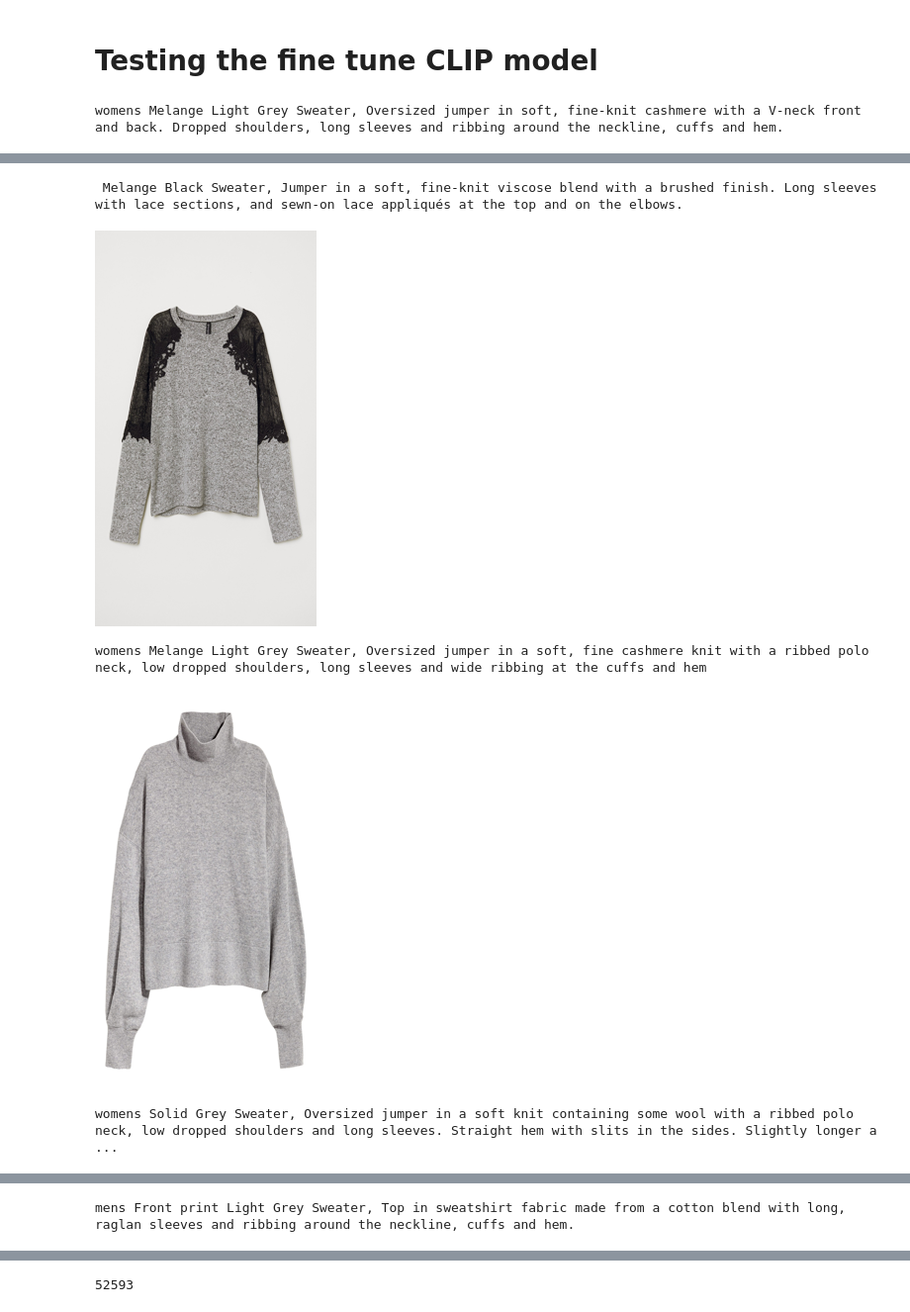
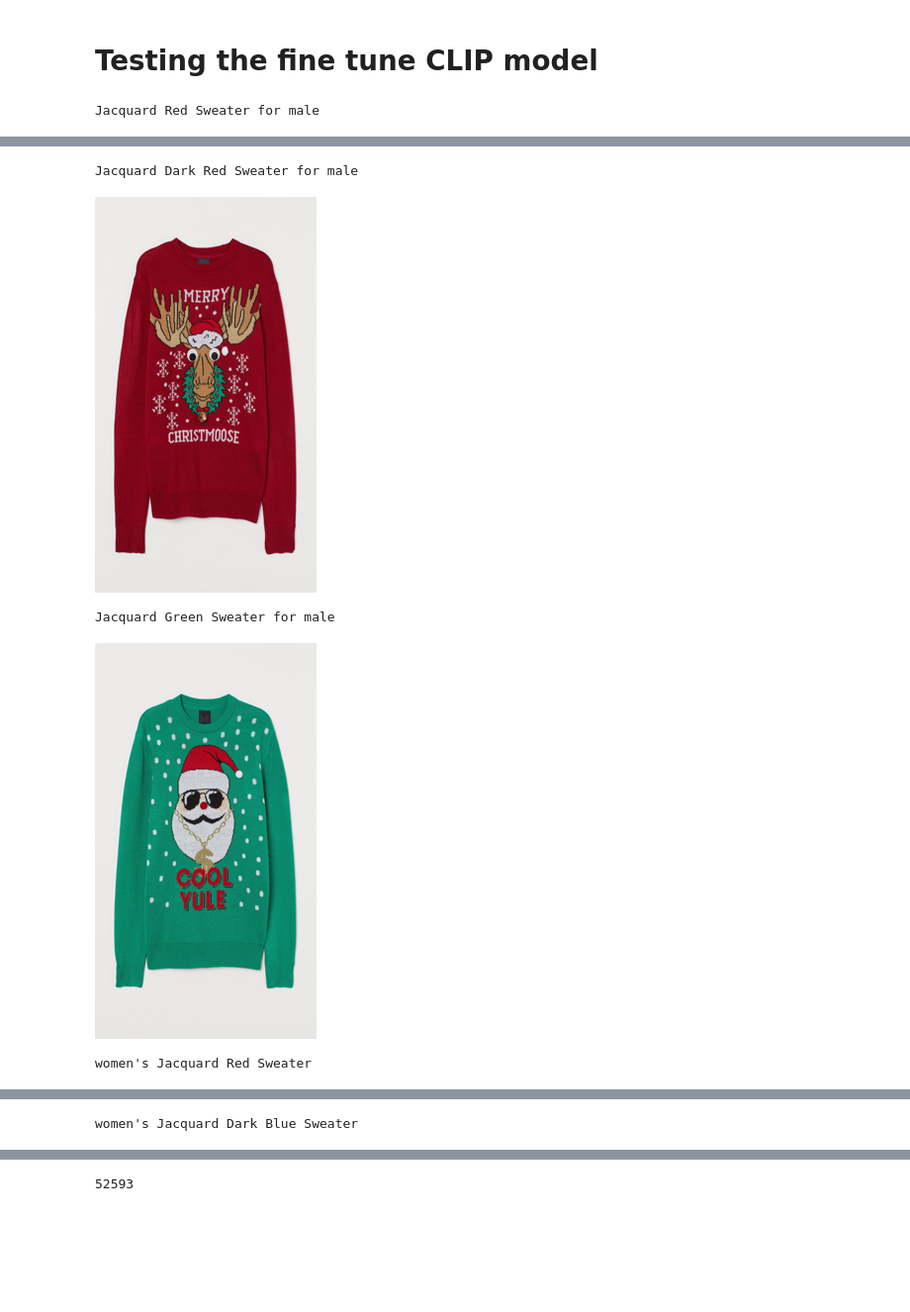
Before and after one commit to NikhilK-crypto/SmartStyleHub, a Jupyter notebook: Qdrant_FineTuned_CLIP.ipynb, the cells around one changed output, grey strips where cells are left out. Shown at 99% size. Drawn from its saved outputs; the diff is of its cells as text; code cells hidden in the pictures; blank space fills up the shorter version.

```diff
--- a/Qdrant_FineTuned_CLIP.ipynb
+++ b/Qdrant_FineTuned_CLIP.ipynb
@@ -58,0 +76,4 @@ df.head()
+# %%
+df['caption'] = df['graphical_appearance_name'] + ' ' + df['colour_group_name'] + ' ' + df['product_type_name']
+df.loc[df['gender']== "women's",'caption'] = df['gender'] + ' ' + df['caption']
+df.loc[df['gender']== 'for male','caption'] = df['caption'] + ' for male'
@@ -59,5 +87,5 @@ df.head()
 # %%
-df = df.iloc[:,[0,-1]].copy()
+df = df.iloc[:,[0,-2]].copy()
 df.head(4)
 # %% [output]
 |  | article_id | caption |
@@ -79,6 +108,0 @@ print(df['caption'].isna().sum())
-# %%
-df['cap_length'] = df['caption'].apply(lambda x: len(x.split(' ')))
-
-print(len(df))
-df = df.loc[df['cap_length']<55].reset_index(drop = True)
-print(len(df))
@@ -230,7 +252,7 @@ device = torch.device("cpu")
 # Initialize the model architecture
 model = CLIPModel.from_pretrained("openai/clip-vit-base-patch32")
 # Load the fine-tuned model parameters
-model_file = torch.load('/Users/nikhilkudupudi/Projects - School & Work/Capstone/SmartStyleHub/fine_tuned_model/latest_model_checkpoint.pth', map_location=device)
+model_file = torch.load('/Users/nikhilkudupudi/Projects - School & Work/Capstone/SmartStyleHub/fine_tuned_model/CLIP_finetuned_no_detail_desc.pth', map_location=device)
 model.load_state_dict(model_file['model_state_dict'])
 model.to(device)  # Move model to the appropriate device (CPU or GPU)
 
@@ -259,8 +281,8 @@ def display_image_results(search_results, df):
         display(image.resize((224, 400)))
         print('\n')
 # %%
-text="womens sweater"
+text="christmas sweater"
 search_results = text_to_image_search(model, text, qdrant_client)
 display_image_results(search_results,df)
 # %% [output]
-womens Melange Light Grey Sweater, Oversized jumper in soft, fine-knit cashmere with a V-neck front and back. Dropped shoulders, long sleeves and ribbing around the neckline, cuffs and hem.
+Jacquard Red Sweater for male
@@ -268,5 +290,5 @@ womens Melange Light Grey Sweater, Oversized jumper in soft, fine-knit cashmere
- Melange Black Sweater, Jumper in a soft, fine-knit viscose blend with a brushed finish. Long sleeves with lace sections, and sewn-on lace appliqués at the top and on the elbows.
+Jacquard Dark Red Sweater for male
-[figure, old version]
+[figure, new version]
-womens Melange Light Grey Sweater, Oversized jumper in a soft, fine cashmere knit with a ribbed polo neck, low dropped shoulders, long sleeves and wide ribbing at the cuffs and hem
+Jacquard Green Sweater for male
-[figure, old version]
+[figure, new version]
-womens Solid Grey Sweater, Oversized jumper in a soft knit containing some wool with a ribbed polo neck, low dropped shoulders and long sleeves. Straight hem with slits in the sides. Slightly longer a ...
+women's Jacquard Red Sweater
@@ -274 +296 @@ womens Solid Grey Sweater, Oversized jumper in a soft knit containing some wool
-mens Front print Light Grey Sweater, Top in sweatshirt fabric made from a cotton blend with long, raglan sleeves and ribbing around the neckline, cuffs and hem.
+women's Jacquard Dark Blue Sweater
```
Also changed, not shown: parts of 16 cells of this notebook.
